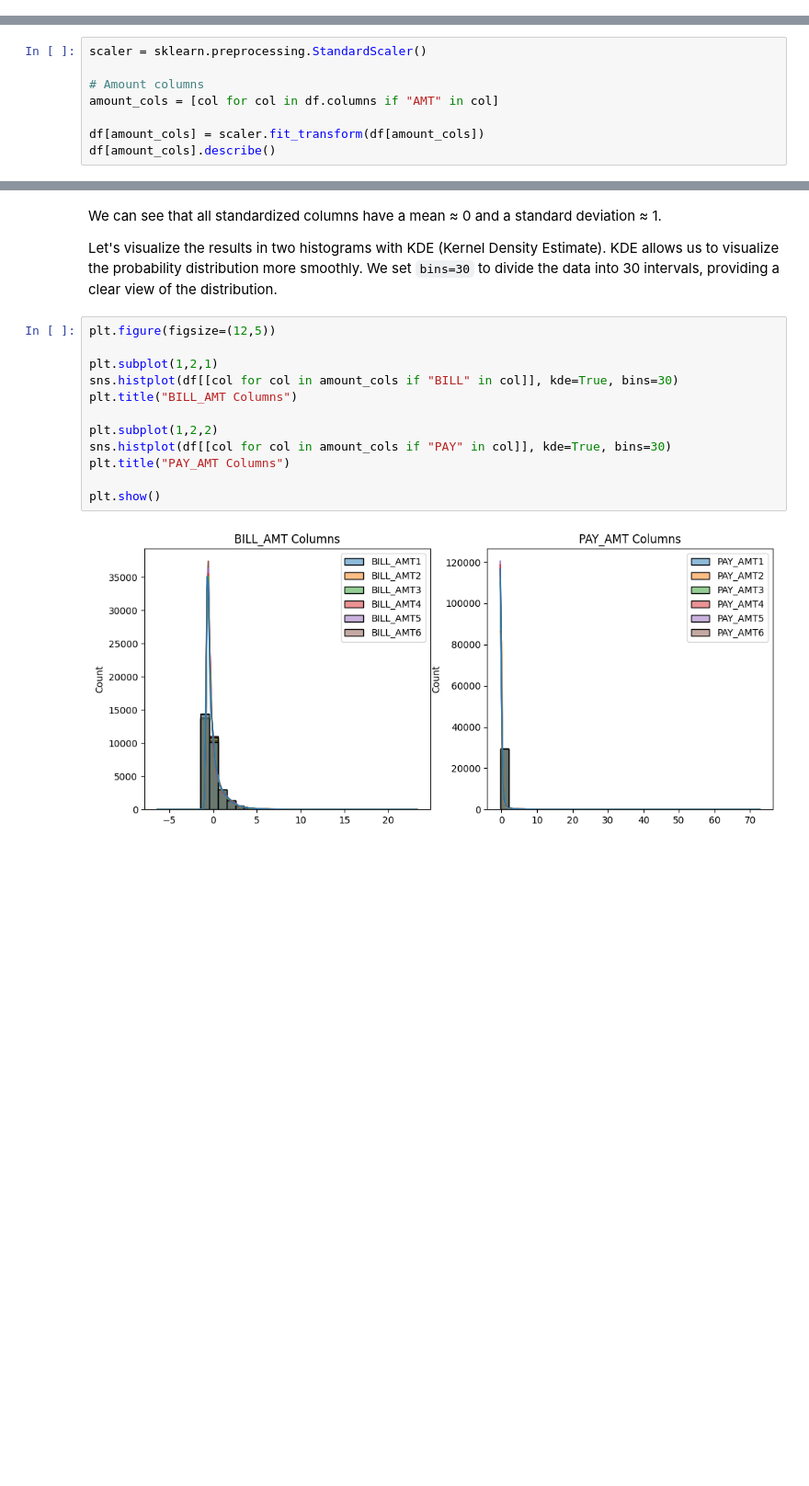
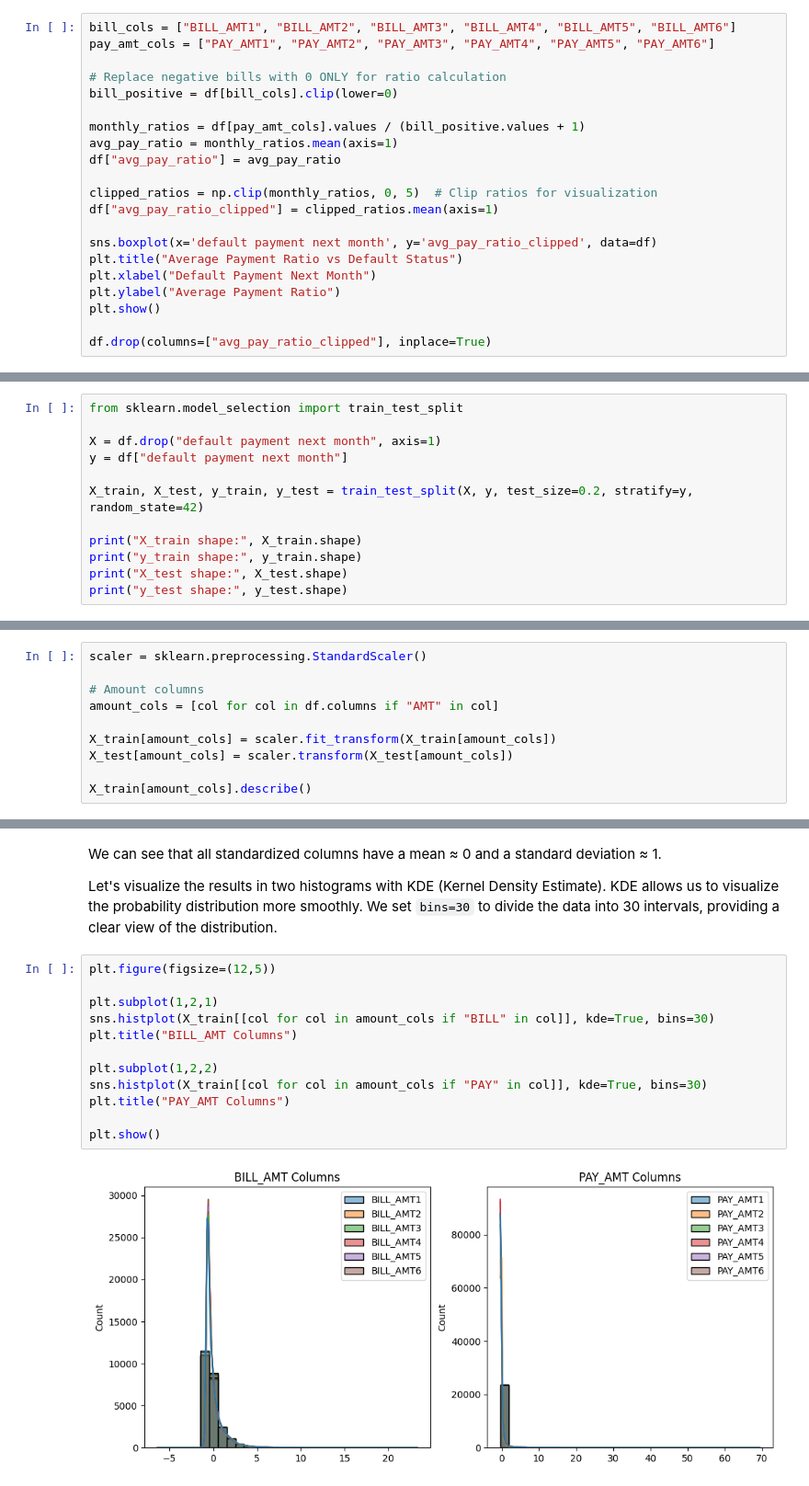
Before and after one commit to kelliekaw/credit-risk-prediction, a Jupyter notebook: credit_risk_prediction.ipynb, the cells around one changed output, grey strips where cells are left out. Shown at 92% size. Cells and saved outputs as stored; diff of their text form; blank space fills up the shorter version.

Commit message:
feat: add feature engineering, start model training and analysis

```diff
--- a/credit_risk_prediction.ipynb
+++ b/credit_risk_prediction.ipynb
@@ -242,0 +292,21 @@ df[pay_cols].head()
+# %%
+bill_cols = ["BILL_AMT1", "BILL_AMT2", "BILL_AMT3", "BILL_AMT4", "BILL_AMT5", "BILL_AMT6"]
+pay_amt_cols = ["PAY_AMT1", "PAY_AMT2", "PAY_AMT3", "PAY_AMT4", "PAY_AMT5", "PAY_AMT6"]
+
+# Replace negative bills with 0 ONLY for ratio calculation
+bill_positive = df[bill_cols].clip(lower=0)
+
+monthly_ratios = df[pay_amt_cols].values / (bill_positive.values + 1)
+avg_pay_ratio = monthly_ratios.mean(axis=1)
+df["avg_pay_ratio"] = avg_pay_ratio
+
+clipped_ratios = np.clip(monthly_ratios, 0, 5)  # Clip ratios for visualization
+df["avg_pay_ratio_clipped"] = clipped_ratios.mean(axis=1)
+
+sns.boxplot(x='default payment next month', y='avg_pay_ratio_clipped', data=df)
+plt.title("Average Payment Ratio vs Default Status")
+plt.xlabel("Default Payment Next Month")
+plt.ylabel("Average Payment Ratio")
+plt.show()
+
+df.drop(columns=["avg_pay_ratio_clipped"], inplace=True)
@@ -242,0 +327,12 @@ df[pay_cols].head()
+# %%
+from sklearn.model_selection import train_test_split
+
+X = df.drop("default payment next month", axis=1)
+y = df["default payment next month"]
+
+X_train, X_test, y_train, y_test = train_test_split(X, y, test_size=0.2, stratify=y, random_state=42)
+
+print("X_train shape:", X_train.shape)
+print("y_train shape:", y_train.shape)
+print("X_test shape:", X_test.shape)
+print("y_test shape:", y_test.shape)
@@ -251,7 +355,9 @@ scaler = sklearn.preprocessing.StandardScaler()
 # Amount columns
 amount_cols = [col for col in df.columns if "AMT" in col]
 
-df[amount_cols] = scaler.fit_transform(df[amount_cols])
-df[amount_cols].describe()
+X_train[amount_cols] = scaler.fit_transform(X_train[amount_cols])
+X_test[amount_cols] = scaler.transform(X_test[amount_cols])
+
+X_train[amount_cols].describe()
 # %% [output]
 |  | BILL_AMT1 | BILL_AMT2 | BILL_AMT3 | BILL_AMT4 | BILL_AMT5 | BILL_AMT6 | PAY_AMT1 | PAY_AMT2 | PAY_AMT3 | ... |
@@ -270,15 +376,15 @@ Let's visualize the results in two histograms with KDE (Kernel Density Estimate)
 # %%
 plt.figure(figsize=(12,5))
 
 plt.subplot(1,2,1)
-sns.histplot(df[[col for col in amount_cols if "BILL" in col]], kde=True, bins=30)
+sns.histplot(X_train[[col for col in amount_cols if "BILL" in col]], kde=True, bins=30)
 plt.title("BILL_AMT Columns")
 
 plt.subplot(1,2,2)
-sns.histplot(df[[col for col in amount_cols if "PAY" in col]], kde=True, bins=30)
+sns.histplot(X_train[[col for col in amount_cols if "PAY" in col]], kde=True, bins=30)
 plt.title("PAY_AMT Columns")
 
 plt.show()
 # %% [output]
-[figure, old version]
+[figure, new version]
 # %% [markdown]
```
Also changed, not shown: parts of 52 cells of this notebook.
